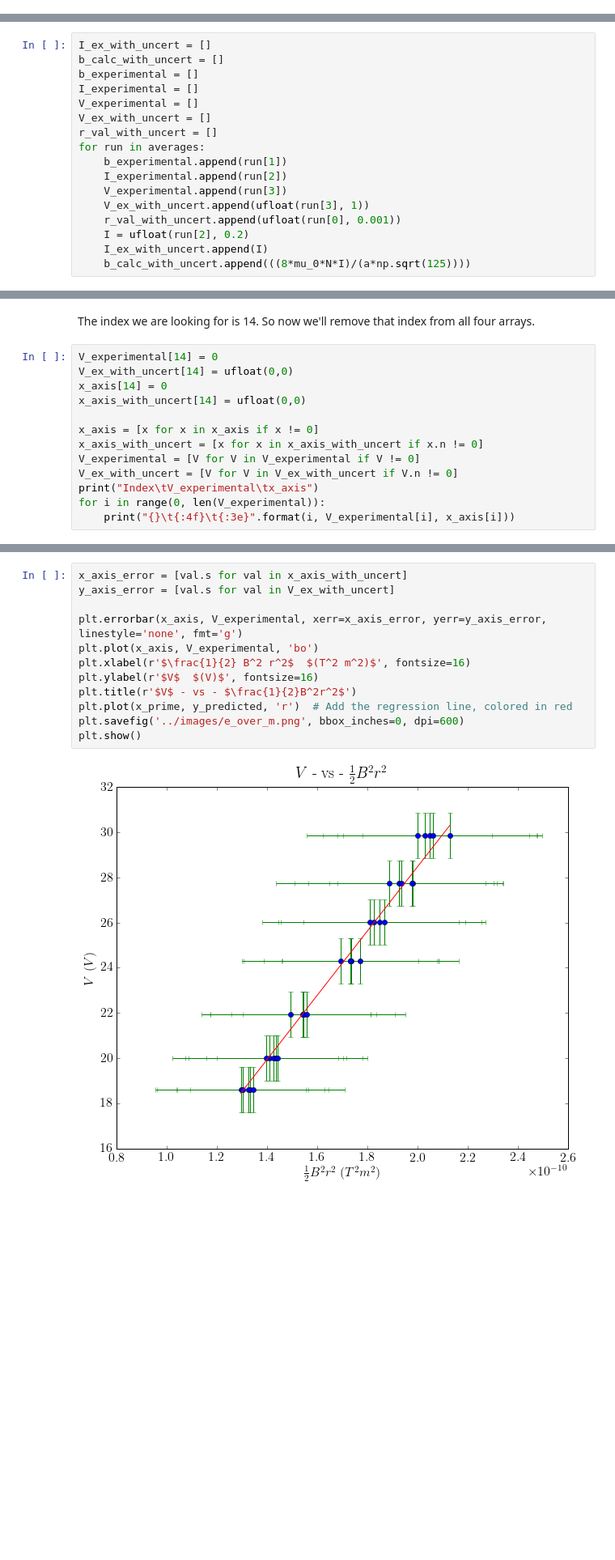
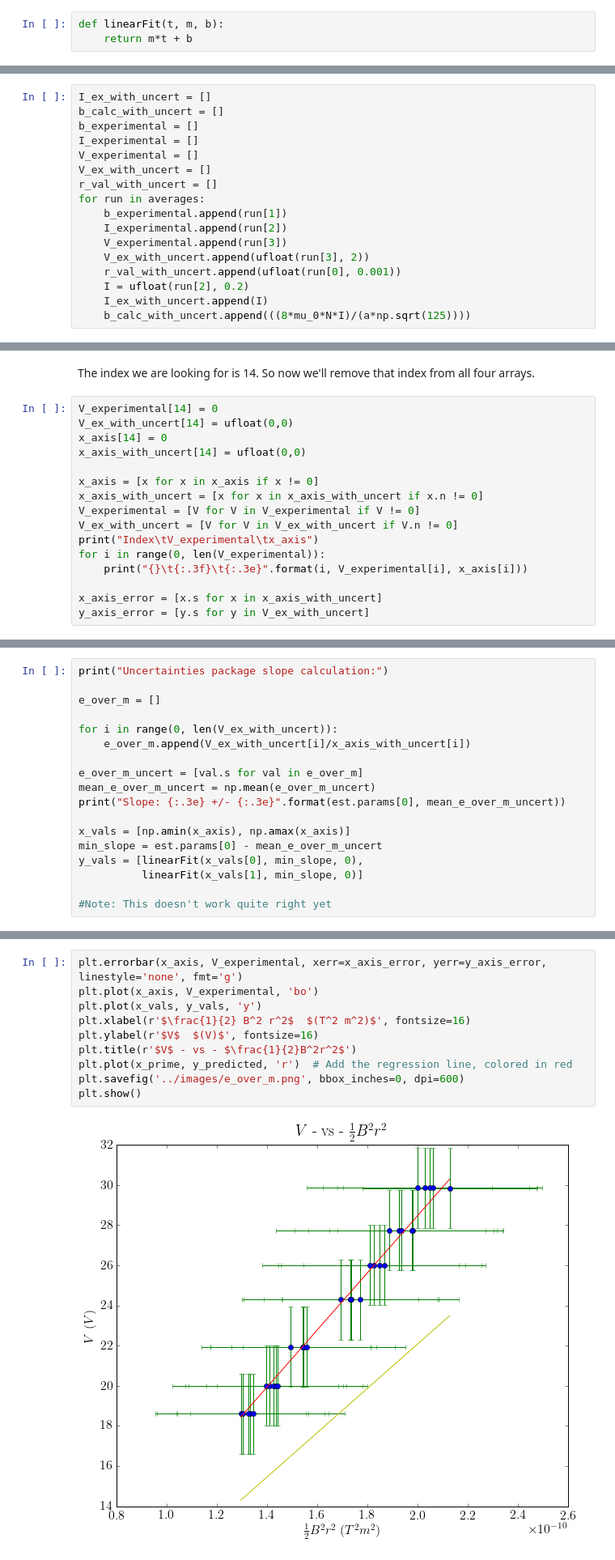
Before and after one commit to samuel-barton/ilab, a Jupyter notebook: e_over_m/src/data_analysis.ipynb, the cells around one changed output, grey strips where cells are left out. Shown: that part at 81% size. Saved outputs shown, nothing was run; the diff lists cells and outputs as text; blank space fills up the shorter version.

Commit message:
Fixed uncertainty calculation.

```diff
--- a/e_over_m/src/data_analysis.ipynb
+++ b/e_over_m/src/data_analysis.ipynb
@@ -37,6 +37,9 @@ params = {
 }
 
 plt.rcParams.update(params)
+# %%
+def linearFit(t, m, b):
+    return m*t + b
 # %% [markdown]
 Variables with uncertainty:
  - V $\pm$ 2 volts
@@ -109,7 +112,7 @@ for run in averages:
     b_experimental.append(run[1])
     I_experimental.append(run[2])
     V_experimental.append(run[3])
-    V_ex_with_uncert.append(ufloat(run[3], 1))
+    V_ex_with_uncert.append(ufloat(run[3], 2))
     r_val_with_uncert.append(ufloat(run[0], 0.001))
     I = ufloat(run[2], 0.2)
     I_ex_with_uncert.append(I)
@@ -225,6 +228,9 @@ V_experimental = [V for V in V_experimental if V != 0]
 V_ex_with_uncert = [V for V in V_ex_with_uncert if V.n != 0]
 print("Index\tV_experimental\tx_axis")
 for i in range(0, len(V_experimental)):
-    print("{}\t{:4f}\t{:3e}".format(i, V_experimental[i], x_axis[i]))
+    print("{}\t{:.3f}\t{:.3e}".format(i, V_experimental[i], x_axis[i]))
+
+x_axis_error = [x.s for x in x_axis_with_uncert]
+y_axis_error = [y.s for y in V_ex_with_uncert]
 # %% [output]
 Index   V_experimental  x_axis
@@ -273,3 +279,21 @@ OLS Regression Results
 | Prob(Omnibus): | 0.052 | Jarque-Bera (JB): | 4.615 |
 | Skew: | 0.875 | Prob(JB): | 0.0995 |
 | Kurtosis: | 3.440 | Cond. No. | 1.00 |
+# %%
+print("Uncertainties package slope calculation:")
+
+e_over_m = []
+
+for i in range(0, len(V_ex_with_uncert)):
+    e_over_m.append(V_ex_with_uncert[i]/x_axis_with_uncert[i])
+
+e_over_m_uncert = [val.s for val in e_over_m]
+mean_e_over_m_uncert = np.mean(e_over_m_uncert)
+print("Slope: {:.3e} +/- {:.3e}".format(est.params[0], mean_e_over_m_uncert))
+
+x_vals = [np.amin(x_axis), np.amax(x_axis)]
+min_slope = est.params[0] - mean_e_over_m_uncert
+y_vals = [linearFit(x_vals[0], min_slope, 0),
+          linearFit(x_vals[1], min_slope, 0)]
+
+#Note: This doesn't work quite right yet
@@ -276,16 +303,14 @@ OLS Regression Results
 # %%
-x_axis_error = [val.s for val in x_axis_with_uncert]
-y_axis_error = [val.s for val in V_ex_with_uncert]
-
 plt.errorbar(x_axis, V_experimental, xerr=x_axis_error, yerr=y_axis_error, linestyle='none', fmt='g')
 plt.plot(x_axis, V_experimental, 'bo')
+plt.plot(x_vals, y_vals, 'y')
 plt.xlabel(r'$\frac{1}{2} B^2 r^2$  $(T^2 m^2)$', fontsize=16)
 plt.ylabel(r'$V$  $(V)$', fontsize=16)
 plt.title(r'$V$ - vs - $\frac{1}{2}B^2r^2$')
 plt.plot(x_prime, y_predicted, 'r')  # Add the regression line, colored in red
 plt.savefig('../images/e_over_m.png', bbox_inches=0, dpi=600)
 plt.show()
 # %% [output]
-[figure, old version]
+[figure, new version]
 # %% [markdown]
 The slope of the best fit line is $\frac{e}{m}$. Below we calculate the uncertainty in our slope.
```
Also changed, not shown: parts of 11 cells of this notebook, 1 other file.
